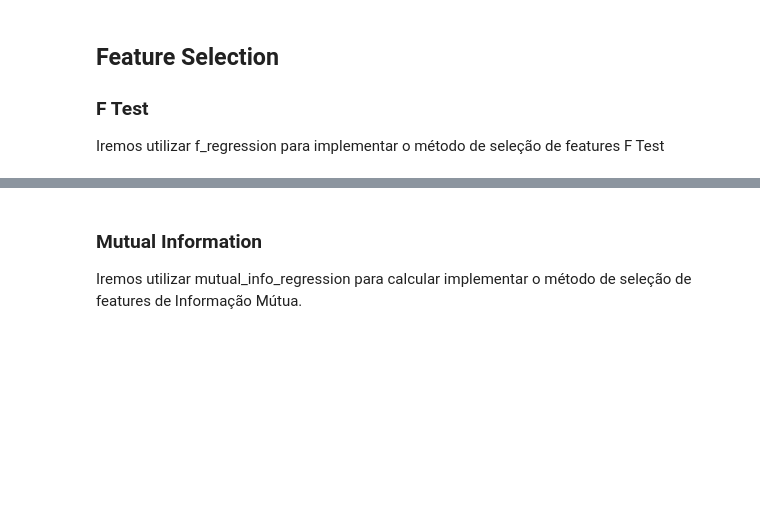
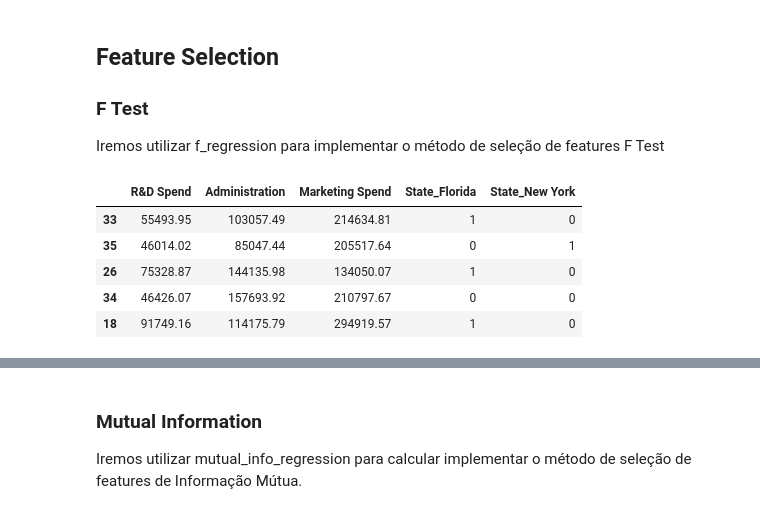
Before and after one commit to hgpadovani/Curso-ML, a Jupyter notebook: 2 - Aprendizado Supervisionado/1 - Regressão/Regressões.ipynb, the cells around one changed output, grey strips where cells are left out. Saved outputs shown, nothing was run; the diff lists cells and outputs as text; code cells hidden in the pictures; blank space fills up the shorter version.

```diff
--- a/2 - Aprendizado Supervisionado/1 - Regressão/Regressões.ipynb
+++ b/2 - Aprendizado Supervisionado/1 - Regressão/Regressões.ipynb
@@ -108,2 +179,11 @@ X_test_ftest = X_test.iloc[:, pval > 0.05]
+# %%
+X_train.head()
+# %% [output]
+|  | R&D Spend | Administration | Marketing Spend | State_Florida | State_New York |
+| 33 | 55493.95 | 103057.49 | 214634.81 | 1 | 0 |
+| 35 | 46014.02 | 85047.44 | 205517.64 | 0 | 1 |
+| 26 | 75328.87 | 144135.98 | 134050.07 | 1 | 0 |
+| 34 | 46426.07 | 157693.92 | 210797.67 | 0 | 0 |
+| 18 | 91749.16 | 114175.79 | 294919.57 | 1 | 0 |
 # %%
 X_train_ftest.head()
```
Also changed, not shown: parts of 37 cells of this notebook, 26 other files.
